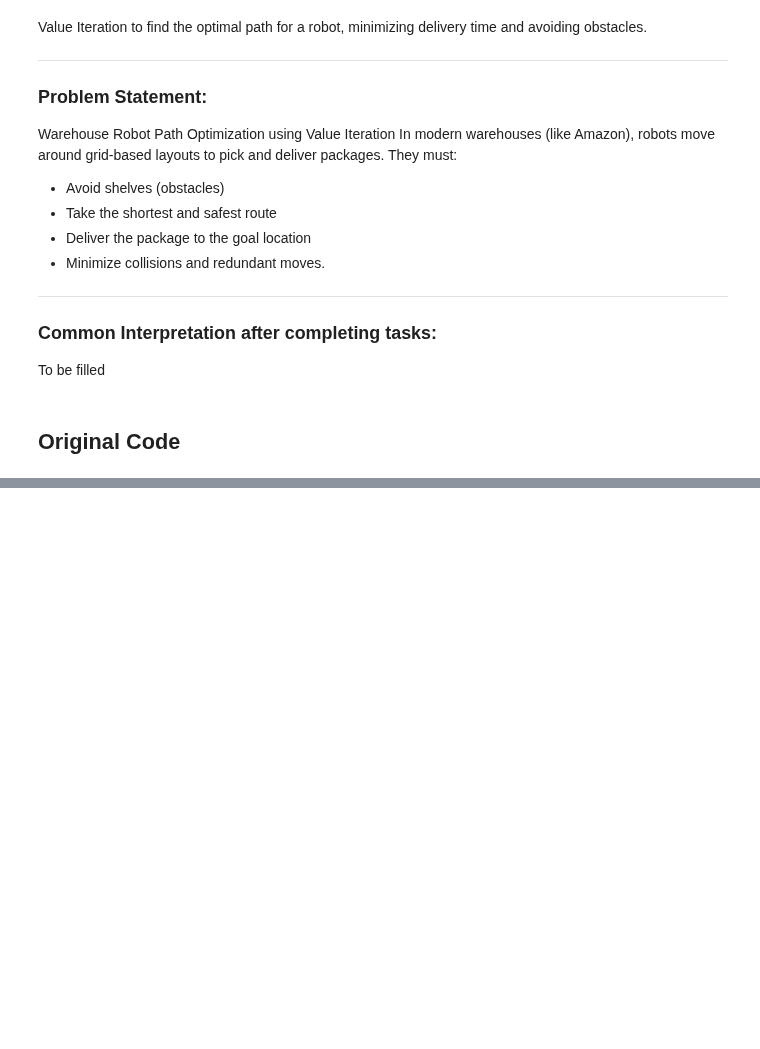
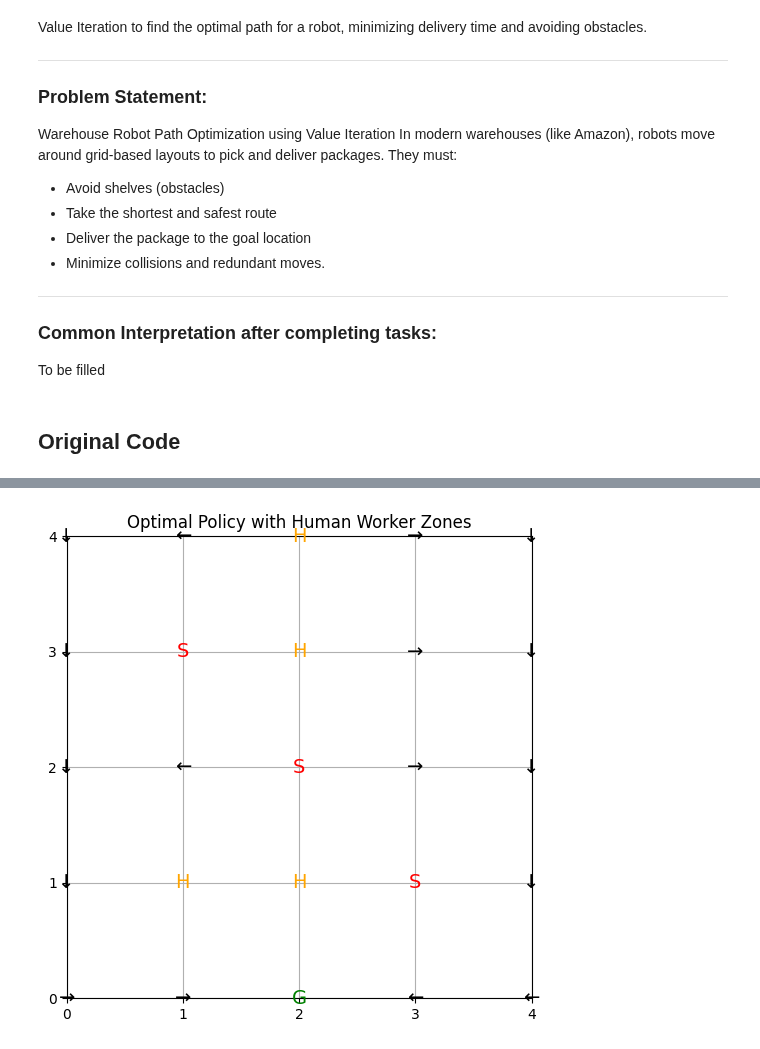
Before and after one commit to S-Prasad-M/Reinforcement-Lab-Exps, a Jupyter notebook: RL_Lab3_Work.ipynb, the cells around one changed output, grey strips where cells are left out. Saved outputs shown, nothing was run; the diff lists cells and outputs as text; code cells hidden in the pictures; blank space fills up the shorter version.

```diff
--- a/RL_Lab3_Work.ipynb
+++ b/RL_Lab3_Work.ipynb
@@ -130,0 +383,95 @@ plt.show()
+# %%
+# Task 3: Simulate Human Worker Zones with Time-Dependent Penalties
+import numpy as np
+import mdptoolbox
+import matplotlib.pyplot as plt
+import random
+
+rows, cols = 5, 5
+num_states = rows * cols
+shelves = [(1, 1), (2, 2), (3, 3)]
+actions = ['up', 'down', 'left', 'right']
+num_actions = len(actions)
+movement = {'up': (-1, 0), 'down': (1, 0), 'left': (0, -1), 'right': (0, 1)}
+
+def to_index(x, y):
+    return x * cols + y
+
+def set_dynamic_goal():
+    possible = [(i, j) for i in range(rows) for j in range(cols) if (i, j) not in shelves]
+    return random.choice(possible)
+
+time_steps = 5
+human_zones = {2: [(0, 2), (1, 2)], 4: [(3, 1), (3, 2)]}  # Zones active at specific times
+high_penalty = -20
+
+goal_state = set_dynamic_goal()
+P = [np.zeros((num_states, num_states)) for _ in range(num_actions)]
+R = np.zeros((num_states, num_actions))
+for t in range(time_steps):
+    for action_idx, action in enumerate(actions):
+        dx, dy = movement[action]
+        for x in range(rows):
+            for y in range(cols):
+                current_state = to_index(x, y)
+                if (x, y) == goal_state:
+                    P[action_idx][current_state, current_state] = 1
+                    R[current_state, action_idx] = 10
+                    continue
+                # Check if human zone is active at this time
+                if t in human_zones and (x, y) in human_zones[t]:
+                    R[current_state, action_idx] = high_penalty
+                outcomes = []
+                new_x, new_y = x + dx, y + dy
+                if (new_x, new_y) in shelves or not (0 <= new_x < rows and 0 <= new_y < cols):
+                    new_state = current_state
+                    reward = -5 if (new_x, new_y) in shelves else -1
+                elif t in human_zones and (new_x, new_y) in human_zones[t]:
+                    new_state = to_index(new_x, new_y)
+                    reward = high_penalty
+                else:
+                    new_state = to_index(new_x, new_y)
+                    reward = -1
+                outcomes.append((new_state, 0.9, reward))
+                other_actions = [a for i, a in enumerate(actions) if i != action_idx]
+                for mis_action in other_actions:
+                    mx, my = movement[mis_action]
+                    new_x, new_y = x + mx, y + my
+                    if (new_x, new_y) in shelves or not (0 <= new_x < rows and 0 <= new_y < cols):
+                        mis_state = current_state
+                        mis_reward = -5 if (new_x, new_y) in shelves else -1
+                    elif t in human_zones and (new_x, new_y) in human_zones[t]:
+                        mis_state = to_index(new_x, new_y)
+                        mis_reward = high_penalty
+                    else:
+                        mis_state = to_index(new_x, new_y)
+                        mis_reward = -1
+                    outcomes.append((mis_state, 0.1 / 3, mis_reward))
+                for s_next, prob, rew in outcomes:
+                    P[action_idx][current_state, s_next] += prob / time_steps
+                    R[current_state, action_idx] += (prob * rew) / time_steps
+vi = mdptoolbox.mdp.ValueIteration(P, R, 0.9)
+vi.run()
+policy_grid = np.array(vi.policy).reshape((rows, cols))
+action_symbols = ['↑', '↓', '←', '→']
+policy_symbols = np.array([[action_symbols[a] for a in row] for row in policy_grid])
+print("\n📍 Optimal Policy Grid (Human Zones):")
+print(policy_symbols)
+plt.figure(figsize=(6, 6))
+for x in range(rows):
+    for y in range(cols):
+        idx = to_index(x, y)
+        if (x, y) == goal_state:
+            plt.text(y, rows - x - 1, 'G', ha='center', va='center', fontsize=14, color='green')
+        elif (x, y) in shelves:
+            plt.text(y, rows - x - 1, 'S', ha='center', va='center', fontsize=14, color='red')
+        elif any((x, y) in zones for zones in human_zones.values()):
+            plt.text(y, rows - x - 1, 'H', ha='center', va='center', fontsize=14, color='orange')
+        else:
+            plt.text(y, rows - x - 1, action_symbols[vi.policy[idx]], ha='center', va='center', fontsize=14)
+plt.xticks(range(cols))
+plt.yticks(range(rows))
+plt.grid(True)
+plt.title("Optimal Policy with Human Worker Zones")
+plt.show()
+# %% [output]
@@ -130,0 +484 @@ plt.show()
+[figure, added]
```
Also changed, not shown: parts of 8 cells of this notebook.
